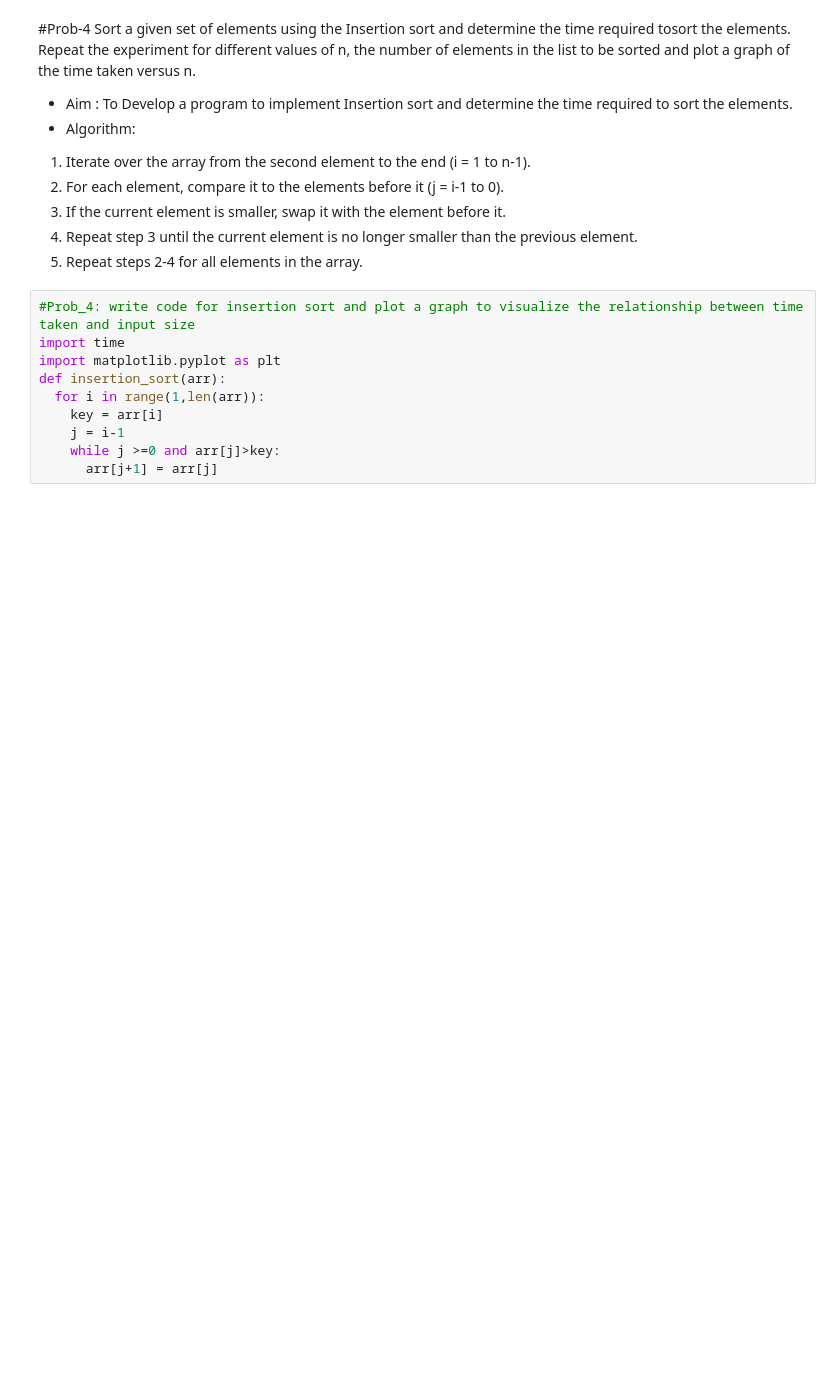
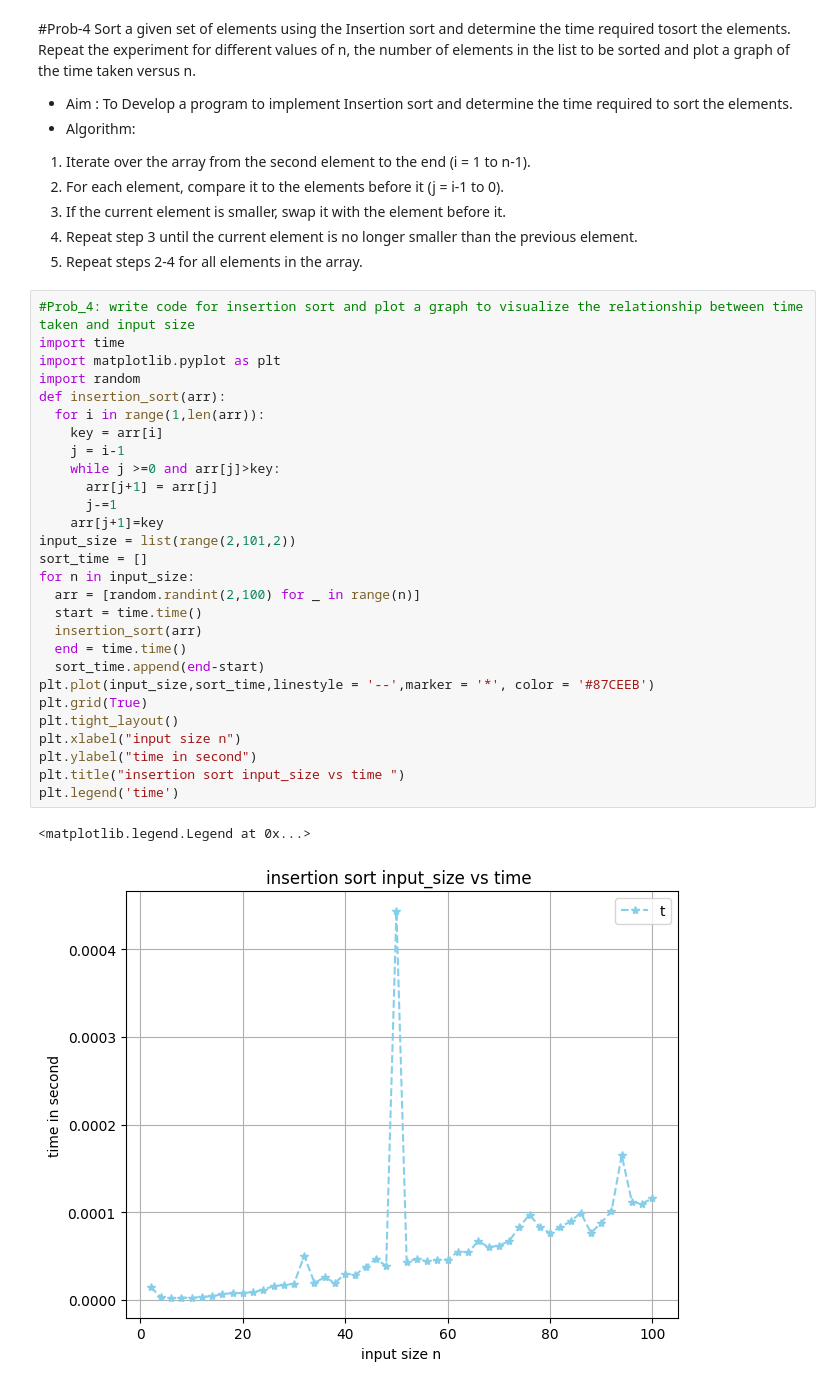
Before and after one commit to palak-2006/ALGO-lab, a Jupyter notebook: lab_4.ipynb, the cells around one changed output. Saved outputs shown, nothing was run; the diff lists cells and outputs as text; blank space fills up the shorter version.

```diff
--- a/lab_4.ipynb
+++ b/lab_4.ipynb
@@ -124,10 +124,31 @@ Sort a given set of elements using the Insertion sort and determine the time req
 # %%
 #Prob_4: write code for insertion sort and plot a graph to visualize the relationship between time taken and input size
 import time
 import matplotlib.pyplot as plt
+import random
 def insertion_sort(arr):
   for i in range(1,len(arr)):
     key = arr[i]
     j = i-1
     while j >=0 and arr[j]>key:
       arr[j+1] = arr[j]
+      j-=1
+    arr[j+1]=key
+input_size = list(range(2,101,2))
+sort_time = []
+for n in input_size:
+  arr = [random.randint(2,100) for _ in range(n)]
+  start = time.time()
+  insertion_sort(arr)
+  end = time.time()
+  sort_time.append(end-start)
+plt.plot(input_size,sort_time,linestyle = '--',marker = '*', color = '#87CEEB')
+plt.grid(True)
+plt.tight_layout()
+plt.xlabel("input size n")
+plt.ylabel("time in second")
+plt.title("insertion sort input_size vs time ")
+plt.legend('time')
+# %% [output]
+<matplotlib.legend.Legend at 0x...>
+[figure, added]
```
Also changed, not shown: parts of 2 cells of this notebook.
